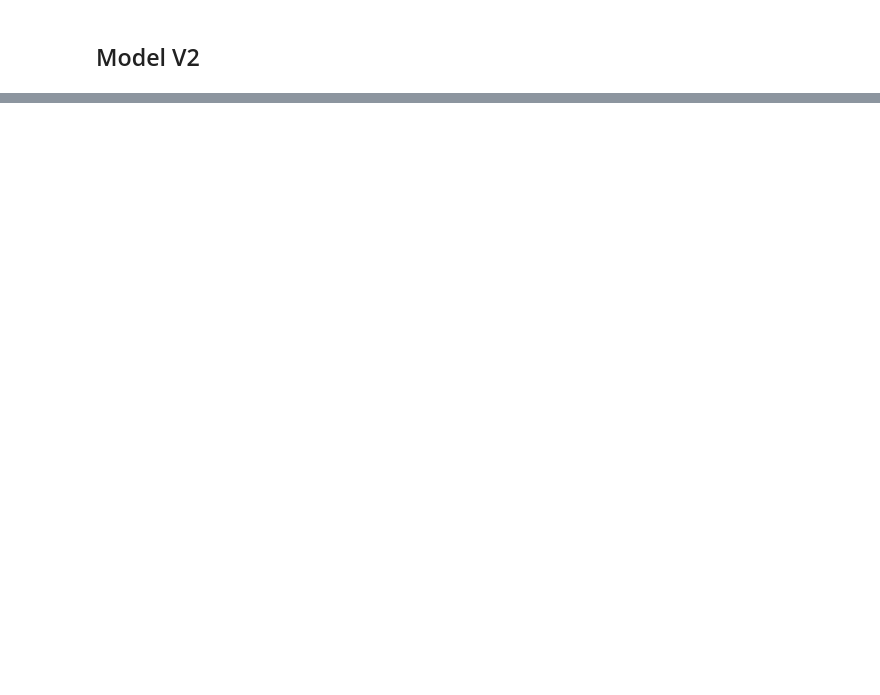
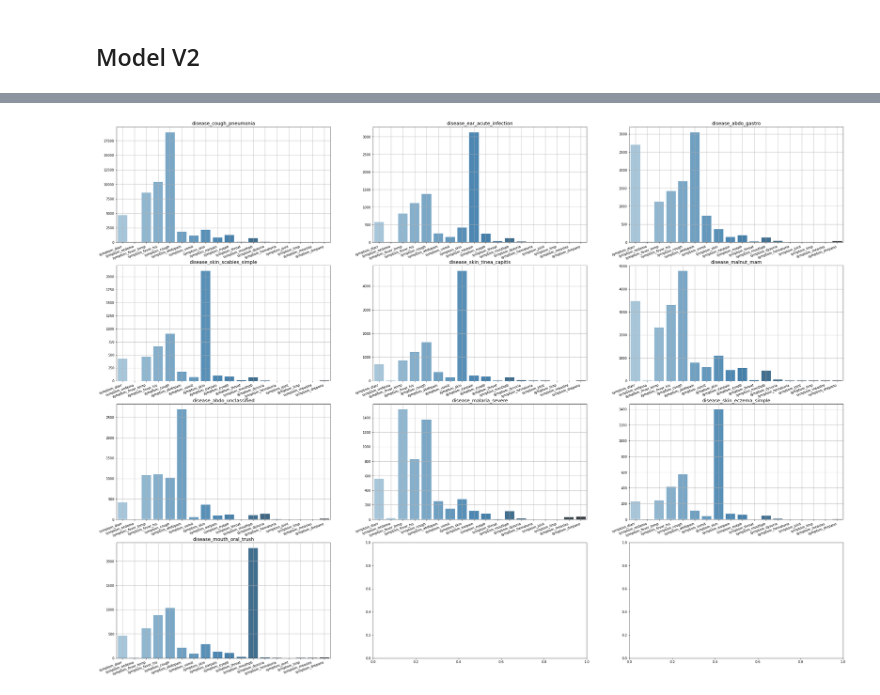
Before and after one commit to epfml/phantomedicus, a Jupyter notebook: simulator_analysis.ipynb, the cells around one changed output, grey strips where cells are left out. Cells and saved outputs as stored; diff of their text form; code cells hidden in the pictures; blank space fills up the shorter version.

```diff
--- a/simulator_analysis.ipynb
+++ b/simulator_analysis.ipynb
@@ -78,0 +104,28 @@ df[df['season'] == 'spring']['symptom_cough'].mean()
+# %%
+# symptom distribution per disease
+n_subplots = len(diseases)
+n_cols = 3
+n_rows = int(np.ceil(n_subplots / n_cols))
+
+fig, axs = plt.subplots(n_rows, n_cols, figsize=(40, 30))
+i = j = 0
+for k, disease in enumerate(diseases):
+    _df = df_patient[df_patient[disease] == True]
+    a = _df[symptoms].sum()
+#     axs[i][j].bar([x for x in range(len(a))], a, tick_label=symptoms)
+    sns.barplot([x for x in range(len(a))], a, ax=axs[i][j], palette="Blues_d")
+#     plt.setp(axs[i][j].get_xticklabels(), rotation=-30, horizontalalignment='right')
+    axs[i][j].set_xticklabels(symptoms, rotation=20, ha="right")
+    axs[i][j].set_title(f"{disease}", fontsize='x-large')
+    axs[i][j].grid()
+
+    if k != 0 and (k + 1) % n_cols == 0:
+        i += 1
+    j = (j + 1) % (n_cols)
+
+plt.savefig("figures/symptoms_by_disease.pdf")
+
+#     plt.suptitle(f"{disease}")
+#     plt.savefig(f"figures/{disease}_hist.png", bbox_inches="tight")
+# %% [output]
+[figure, added]
```
Also changed, not shown: parts of 11 cells of this notebook, 12 other files.
